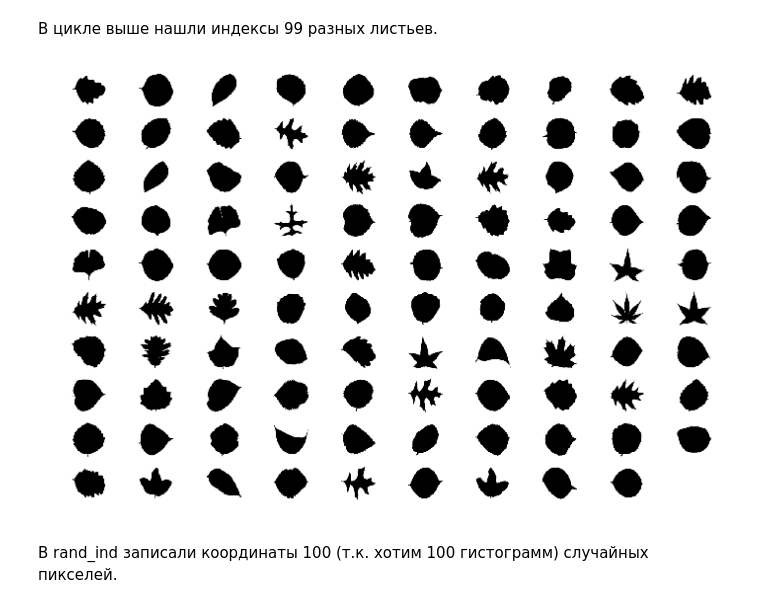
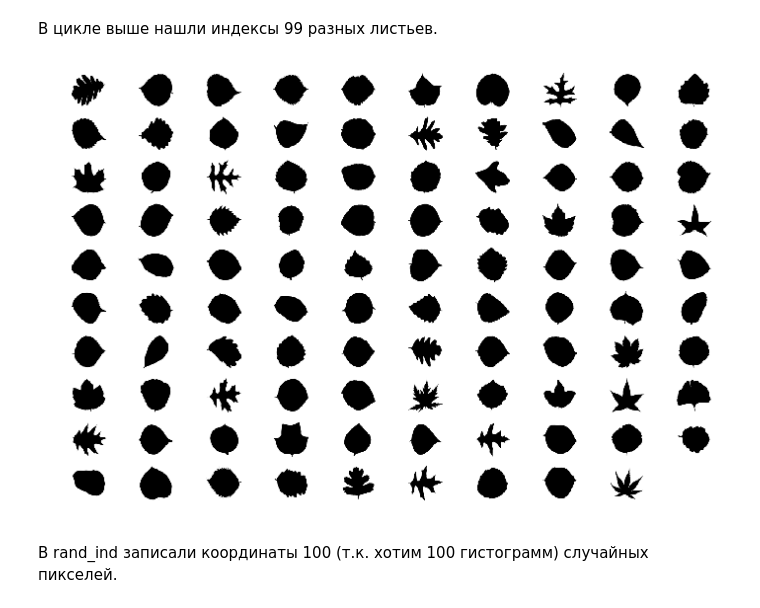
Before and after one commit to alxkornv/University-programming-projects, a Jupyter notebook: HW3/hw3.ipynb, the cells around one changed output. Cells and saved outputs as stored; diff of their text form; code cells hidden in the pictures.

```diff
--- a/HW3/hw3.ipynb
+++ b/HW3/hw3.ipynb
@@ -185,3 +196,4 @@ img_pix = []
 # %%
+raveled_pics = []
 for i in range(0,len(img_list)):
-    img_pix.append(np.ravel(img_list[i]))
+    raveled_pics.append(np.ravel(img_list[i]))
@@ -195,0 +200,6 @@ img_list[0][1,1]
+# %%
+img_list = np.array(img_list)
+raveled_pics = np.array(raveled_pics)
+# %%
+imgs_train = raveled_pics[train_idx]
+imgs_test = raveled_pics[test_idx]
@@ -229,9 +238,9 @@ train_img_list = nimg_list[train_idx]
 # %%
 target_ind = []
 temp = []
-for i in range(0,len(spec_labels)):
-    if spec_labels[i] not in temp:
-        temp.append(spec_labels[i])
+for i in range(0,y_train.shape[0]):
+    if y_train[i] not in temp:
+        temp.append(y_train[i])
         target_ind.append(i)
 # %%
 sorted(temp);
@@ -242,10 +251,10 @@ target_ind;
 # %%
 for i in range(1,100):
     plt.subplot(10,10,i)
-    plt.imshow(img_list[target_ind[i-1]],cmap="Greys")
+    plt.imshow(imgs_train[target_ind[i-1]].reshape(100,100),cmap="Greys")
     plt.axis("off")
 # %% [output]
-[figure, old version]
+[figure, new version]
 # %%
 rand_ind = np.random.randint(0,100,200)
 # %%
```
Also changed, not shown: parts of 123 cells of this notebook.
